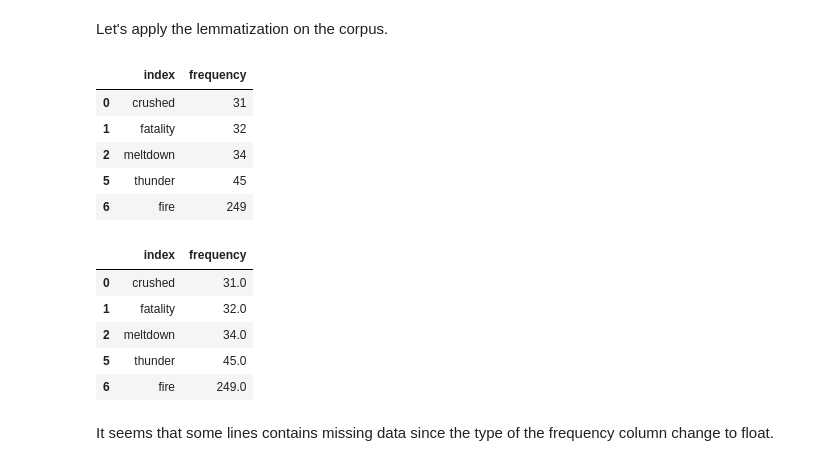
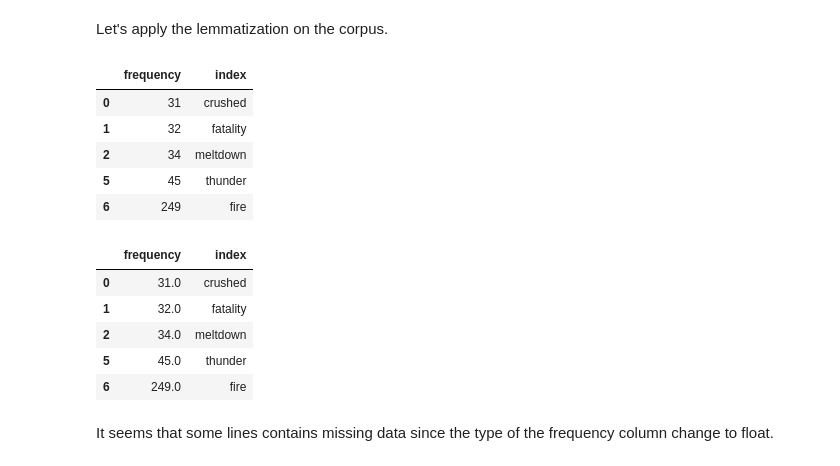
Before and after one commit to Oumar199/nlp_programs_exercises, a Jupyter notebook: kaggle_tweet_competition_eda_preprocessing.ipynb, the cells around one changed output. Cells and saved outputs as stored; diff of their text form; code cells hidden in the pictures.

```diff
--- a/kaggle_tweet_competition_eda_preprocessing.ipynb
+++ b/kaggle_tweet_competition_eda_preprocessing.ipynb
@@ -737,5 +735,36 @@ def pre_transformation(texts, stop_words: list, regexp:str = r"\w+", only_alpha:
+# %%
+def pre_transformation2(texts: Union[list, pd.Series, tuple], stop_words: list, min_length: int = 3, regexp:str = r"\w+", only_alpha: bool = True):
+    """Transforms a list of texts to a list of tokens where each text represents a document
+
+    Args:
+        texts (Union[list, pd.Series, tuple]): A list of documents
+        stop_words (list): Words to remove from the texts
+        min_length (int, optional): The minimal length of a word. Defaults to 3.
+        regexp (str, optional): The regular expression to tokenize the documents. Defaults to r"\w+".
+        only_alpha (bool, optional): Indicates if we want to take only the alphanumerical words as tokens. Defaults to True.
+
+    Returns:
+        list: List of lists of tokens
+    """
+
+    tokenizer = RegexpTokenizer(regexp)
+
+    tokens = []
+
+    if type(texts) is pd.Series: texts = texts.tolist()
+
+    for text in tqdm(texts):
+        if only_alpha:
+            doc_tokens = text_transformation_alpha(text, tokenizer, stop_words, min_length)
+        else:
+            doc_tokens = text_transformation(text, tokenizer, stop_words, min_length)
+
+        if doc_tokens:
+            tokens.append(doc_tokens)
+
+    return tokens
 # %%
-new_texts = pre_transformation(texts, en_stopwords, only_alpha=False)
+new_texts = pre_transformation2(texts, en_stopwords, only_alpha=False)
 # %% [markdown]
 Let's print some tokens again.
 # %%
@@ -994,7 +1023,7 @@ True
 # add new column which will make us counting the number of non alphanumerical words
 new_frequency2 = new_frequency.copy()
 
-new_frequency2['isalpha'] = new_frequency['index'].map(lambda x: x.isalpha())
+new_frequency2['isalpha'] = new_frequency2['index'].map(lambda x: x.isalpha())
 # %%
 new_frequency2[new_frequency2['isalpha'] == False]
 # %% [output]
@@ -1034,13 +1091,15 @@ new_frequency = new_frequency.copy()
+# %%
+new_frequency2 = new_frequency2[['frequency', 'index']].copy()
 # %%
 # create the lemmatizer
 lemmatizer = nltk.WordNetLemmatizer()
 # %%
-new_frequency.head()
+new_frequency2.head()
 # %% [output]
-|  | index | frequency |
-| 0 | crushed | 31 |
-| 1 | fatality | 32 |
-| 2 | meltdown | 34 |
-| 5 | thunder | 45 |
-| 6 | fire | 249 |
+|  | frequency | index |
+| 0 | 31 | crushed |
+| 1 | 32 | fatality |
+| 2 | 34 | meltdown |
+| 5 | 45 | thunder |
+| 6 | 249 | fire |
 # %%
@@ -1048,13 +1107,13 @@ new_frequency.loc['index'] = new_frequency['index'].apply(lambda idx: lemmatizer
 # %%
 # Let's print the head of the data frame
-new_frequency.head()
+new_frequency2.head()
 # %% [output]
-|  | index | frequency |
-| 0 | crushed | 31.0 |
-| 1 | fatality | 32.0 |
-| 2 | meltdown | 34.0 |
-| 5 | thunder | 45.0 |
-| 6 | fire | 249.0 |
+|  | frequency | index |
+| 0 | 31.0 | crushed |
+| 1 | 32.0 | fatality |
+| 2 | 34.0 | meltdown |
+| 5 | 45.0 | thunder |
+| 6 | 249.0 | fire |
 # %% [markdown]
 It seems that some lines contains missing data since the type of the frequency column change to float.
 # %% [markdown]
```
Also changed, not shown: parts of 81 cells of this notebook, 3 other files.
